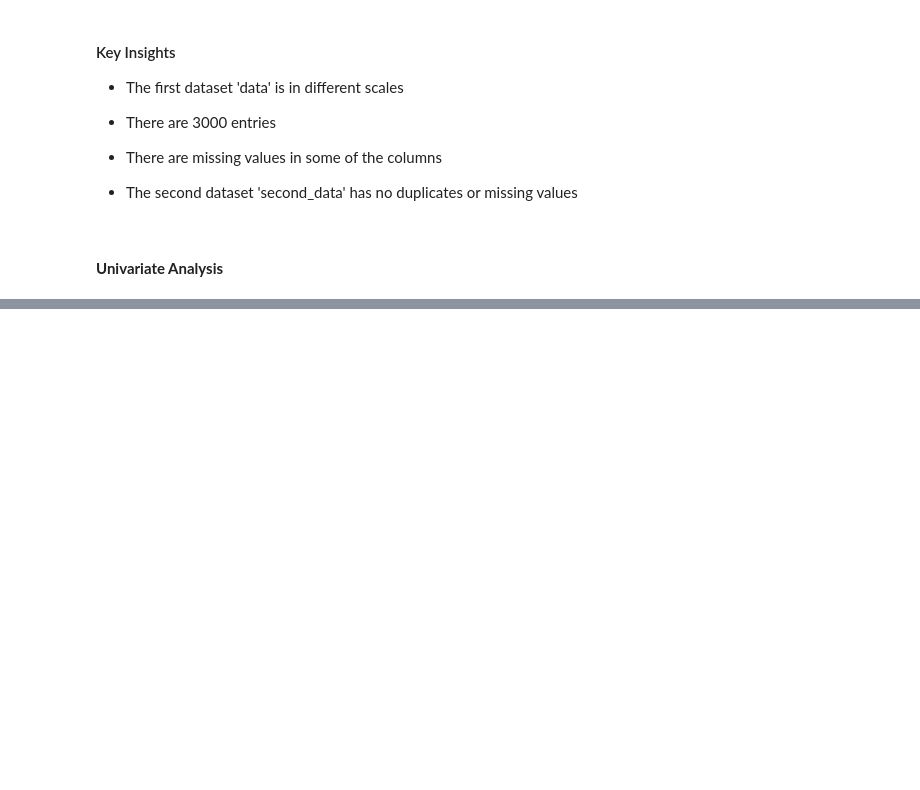
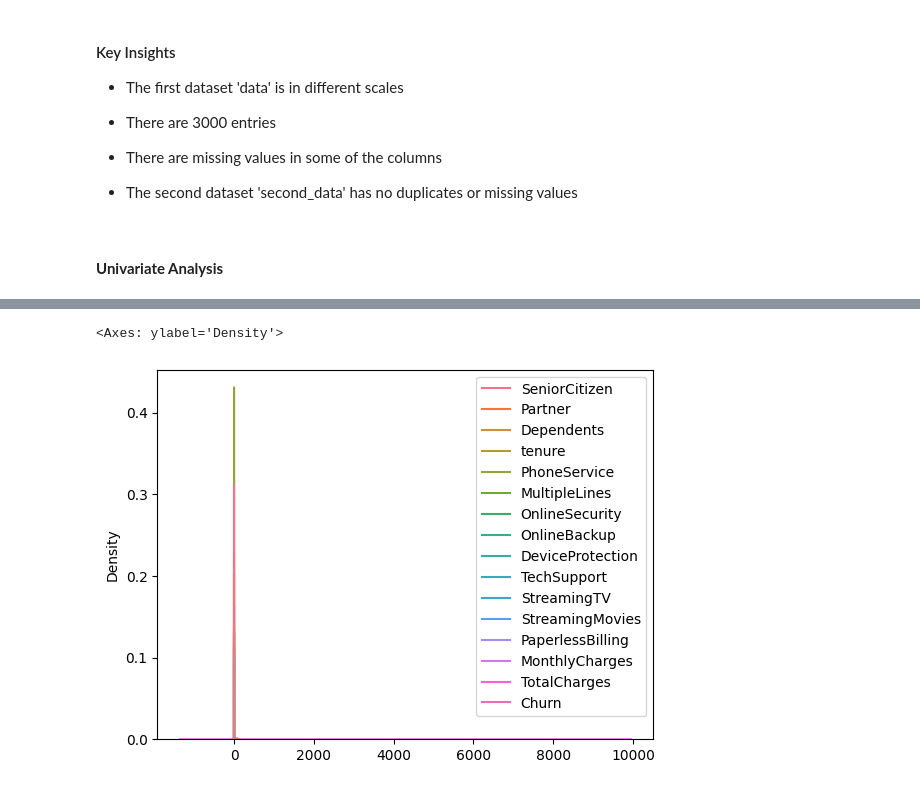
Before and after one commit to ZawadiLMG/Customer-Churn-Prediction, a Jupyter notebook: Notebooks/churn.ipynb, the cells around one changed output, grey strips where cells are left out. Saved outputs shown, nothing was run; the diff lists cells and outputs as text; code cells hidden in the pictures; blank space fills up the shorter version.

```diff
--- a/Notebooks/churn.ipynb
+++ b/Notebooks/churn.ipynb
@@ -222,0 +229,7 @@ array([[<Axes: title={'center': 'tenure'}>,
+# %%
+# check the density distribution
+
+sns.kdeplot(data)
+# %% [output]
+<Axes: ylabel='Density'>
+[figure, added]
```
Also changed, not shown: parts of 4 cells of this notebook.
